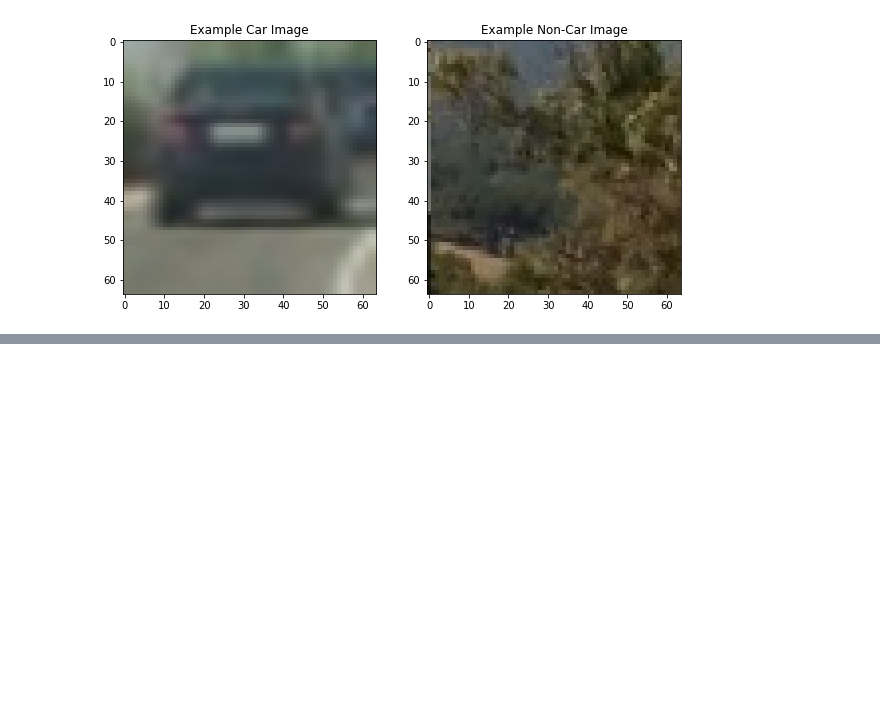
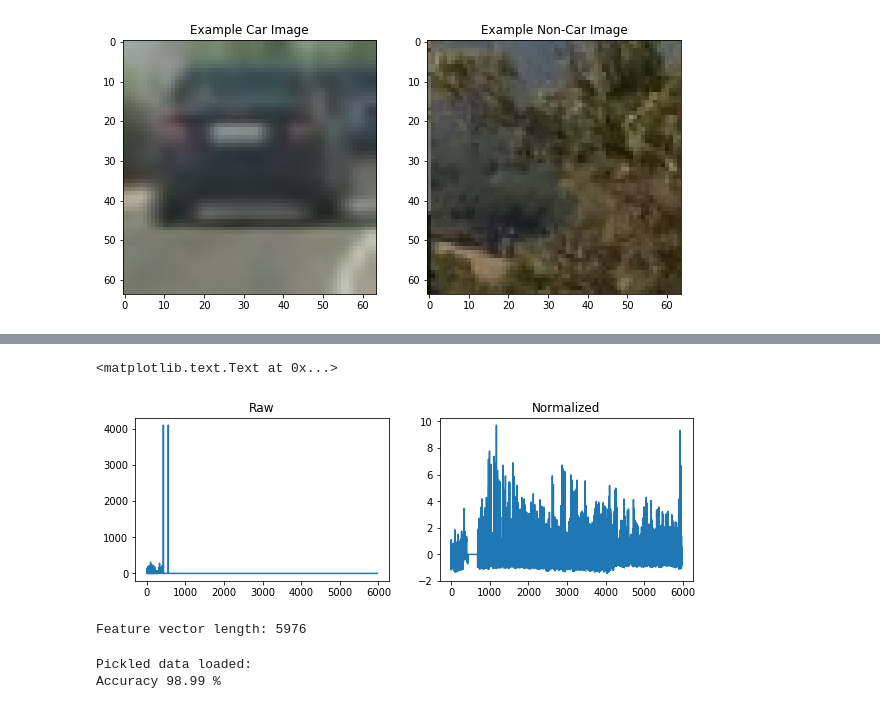
Before and after one commit to DavidG1011/SVM-Vehicle-Detection-and-Tracking, a Jupyter notebook: Project.ipynb, the cells around one changed output, grey strips where cells are left out. Drawn from its saved outputs; the diff is of its cells as text; code cells hidden in the pictures; blank space fills up the shorter version.

```diff
--- a/Project.ipynb
+++ b/Project.ipynb
@@ -29,0 +137,13 @@ Image shape: (64, 64, 3)
+# %%
+#Extract car and noncar features with extract_features
+
+# extract_features(imgs, cspace='RGB', spatial_size=(32, 32), hist_bins=32, hist_range=(0, 256), hog_channel = 0, orient = 9,
+#                     pix_per_cell = 8, cell_per_block = 2, vis = False, feature_vec = True):
+
+carfeatures = extract_features(carlist, cspace = hogcolorspace, spatial_size = spatialbinsize,
+                               hist_bins = histbinsize, hist_range = (0, 256), hog_channel = hogc, orient = orient,
+                               pix_per_cell = pixpercell, cell_per_block = cellperblock)
+
+notcarfeatures = extract_features(notcarlist, cspace = hogcolorspace, spatial_size = spatialbinsize,
+                               hist_bins = histbinsize, hist_range = (0, 256), hog_channel = hogc, orient = orient,
+                               pix_per_cell = pixpercell, cell_per_block = cellperblock)
@@ -29,0 +153,26 @@ Image shape: (64, 64, 3)
+# %%
+#Normalize features:
+
+# Stack feature vectors
+X = np.vstack((carfeatures, notcarfeatures)).astype(np.float64)
+
+# Fit scaler
+Xscaler = StandardScaler().fit(X)
+
+# Apply scaler
+scaledX = Xscaler.transform(X)
+# %%
+# Plot figures to show raw and normalized features
+
+fig2 = plt.figure(figsize = (10,3))
+
+plt.subplot(1,2,1)
+plt.plot(X[1])
+plt.title('Raw')
+
+plt.subplot(1,2,2)
+plt.plot(scaledX[1])
+plt.title('Normalized')
+# %% [output]
+<matplotlib.text.Text at 0x...>
+[figure, added]
@@ -29,0 +183,37 @@ Image shape: (64, 64, 3)
+# %%
+# Split data into training and test sets
+
+rand = np.random.randint(0, 100)
+X_train, X_test, y_train, y_test = train_test_split(scaledX, y, test_size=0.2, random_state=rand)
+
+print("Feature vector length:", len(X_train[0]))
+# %% [output]
+Feature vector length: 5976
+# %%
+# Create a classifier:
+# Does not train classifier if data already exists
+
+if not "/savedclf.p":
+
+    # Using linear SVC
+    clf = LinearSVC()
+
+    # Measure training time
+    t=time.time()
+    clf.fit(X_train, y_train)
+    t2 = time.time()
+    print("Trained SVC in: ", round(t2-t, 2), "seconds")
+
+    # Print accuracy
+    print('Accuracy  = ', round(clf.score(X_test, y_test), 4) * 100, "%")
+
+    # Pickle classifier
+    pickle.dump(clf, open("savedclf.p", "wb" ))
+
+else:
+    print("Pickled data loaded:")
+    svcload = pickle.load(open( "savedclf.p", "rb" ))
+    print("Accuracy" , round(svcload.score(X_test, y_test),4) * 100, "%")
+# %% [output]
+Pickled data loaded:
+Accuracy 98.99 %
```
Also changed, not shown: parts of 7 cells of this notebook, 1 other file.
